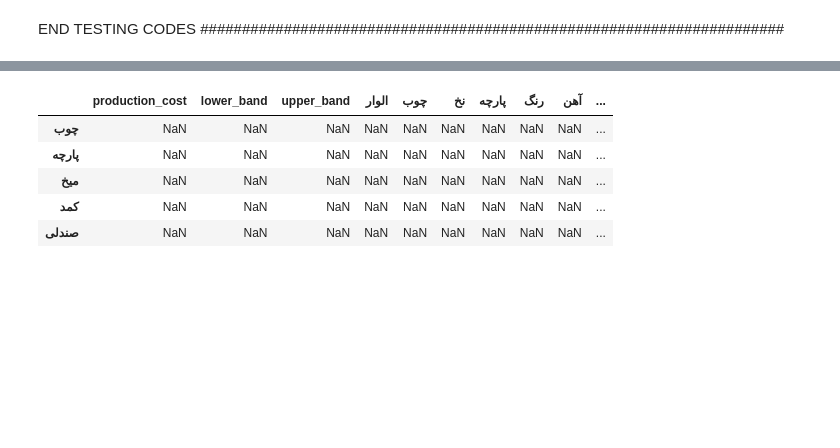
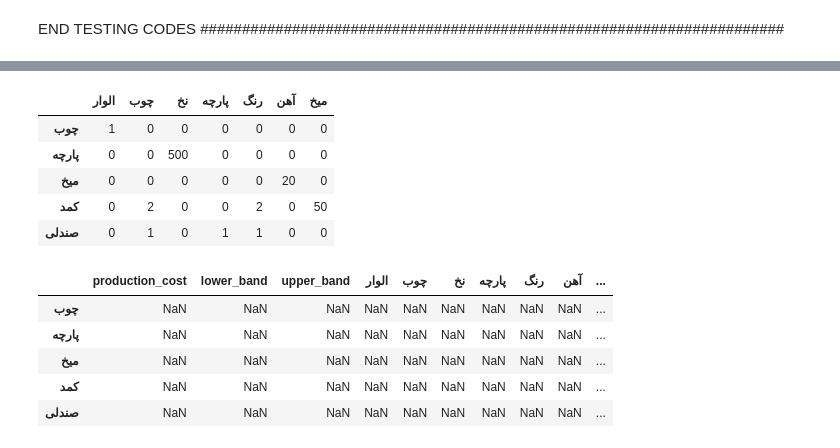
Before and after one commit to miladmirzazadeh/Gamein-Prototype, a Jupyter notebook: prototype_server.ipynb, the cells around one changed output, grey strips where cells are left out. Saved outputs shown, nothing was run; the diff lists cells and outputs as text; code cells hidden in the pictures; blank space fills up the shorter version.

Commit message:
with Parameters()

```diff
--- a/prototype_server.ipynb
+++ b/prototype_server.ipynb
@@ -302,0 +303,9 @@ class Product():
+# %%
+pd.read_excel("/content/drive/My Drive/gamein_prototype/parameters.xlsx",sheet_name="bom", header=0,index_col=0)
+# %% [output]
+|  | الوار | چوب | نخ | پارچه | رنگ | آهن | میخ |
+| چوب | 1 | 0 | 0 | 0 | 0 | 0 | 0 |
+| پارچه | 0 | 0 | 500 | 0 | 0 | 0 | 0 |
+| میخ | 0 | 0 | 0 | 0 | 0 | 20 | 0 |
+| کمد | 0 | 2 | 0 | 0 | 2 | 0 | 50 |
+| صندلی | 0 | 1 | 0 | 1 | 1 | 0 | 0 |
```
Also changed, not shown: parts of 11 cells of this notebook.
